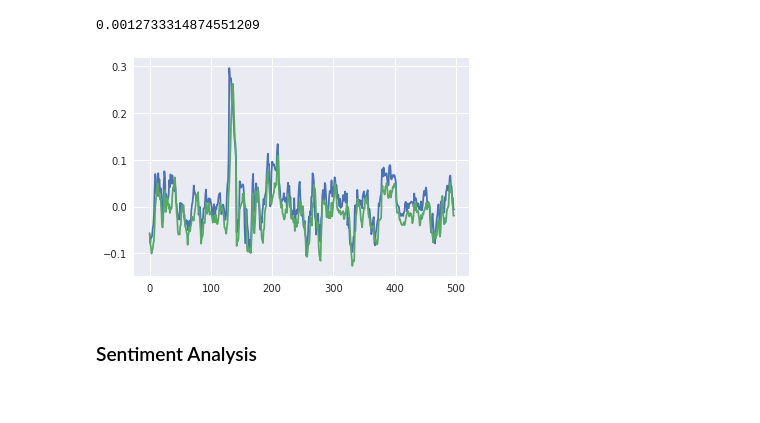
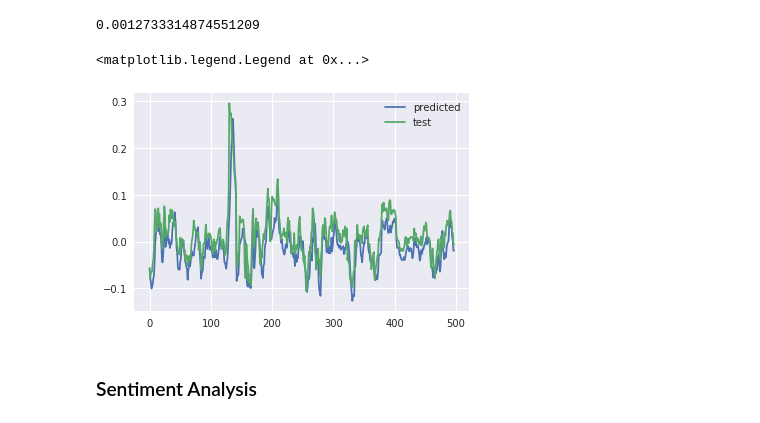
Before and after one commit to achillesrasquinha/bulbea, a Jupyter notebook: examples/bulbea.ipynb, the cells around one changed output. Saved outputs shown, nothing was run; the diff lists cells and outputs as text; code cells hidden in the pictures.

```diff
--- a/examples/bulbea.ipynb
+++ b/examples/bulbea.ipynb
@@ -137,11 +137,13 @@ mean_squared_error(ytest, predicted)
 0.0012733314874551209
 # %%
 import matplotlib.pyplot as pplt
-pplt.plot(ytest)
-pplt.plot(predicted)
-pplt.show()
+
+plot_predicted, = pplt.plot(predicted, label='predicted')
+plot_test, = pplt.plot(ytest, label='test')
+pplt.legend(handles=[plot_predicted, plot_test])
 # %% [output]
+<matplotlib.legend.Legend at 0x...>
-[figure, old version]
+[figure, new version]
 # %% [markdown]
 ### Sentiment Analysis
 # %%
```
